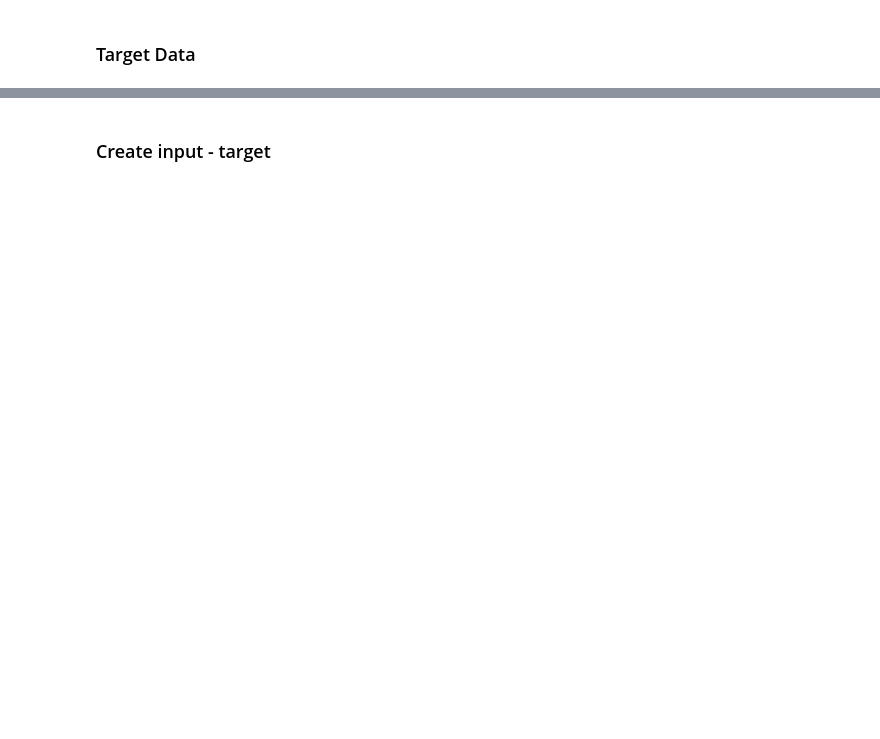
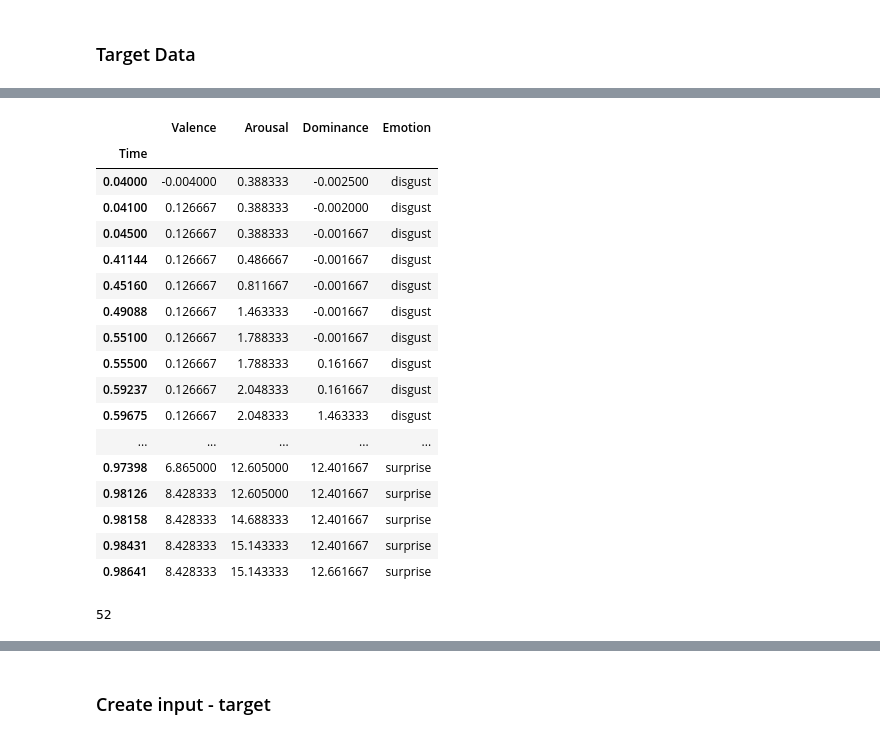
Before and after one commit to beltrewilton/mspconv_ftlab, a Jupyter notebook: notebooks/Modelo - Modelo simple.ipynb, the cells around one changed output, grey strips where cells are left out. Cells and saved outputs as stored; diff of their text form; code cells hidden in the pictures; blank space fills up the shorter version.

```diff
--- a/notebooks/Modelo - Modelo simple.ipynb
+++ b/notebooks/Modelo - Modelo simple.ipynb
@@ -30,0 +65,25 @@ df['Emotion'] = df.apply(lambda row : ekman_emotion(row['Valence'], row['Arousal
+# %%
+df[df['Time'] < 1].set_index('Time').drop_duplicates()
+# %% [output]
+|  | Valence | Arousal | Dominance | Emotion |
+| Time |  |  |  |  |
+| 0.04000 | -0.004000 | 0.388333 | -0.002500 | disgust |
+| 0.04100 | 0.126667 | 0.388333 | -0.002000 | disgust |
+| 0.04500 | 0.126667 | 0.388333 | -0.001667 | disgust |
+| 0.41144 | 0.126667 | 0.486667 | -0.001667 | disgust |
+| 0.45160 | 0.126667 | 0.811667 | -0.001667 | disgust |
+| 0.49088 | 0.126667 | 1.463333 | -0.001667 | disgust |
+| 0.55100 | 0.126667 | 1.788333 | -0.001667 | disgust |
+| 0.55500 | 0.126667 | 1.788333 | 0.161667 | disgust |
+| 0.59237 | 0.126667 | 2.048333 | 0.161667 | disgust |
+| 0.59675 | 0.126667 | 2.048333 | 1.463333 | disgust |
+| ... | ... | ... | ... | ... |
+| 0.97398 | 6.865000 | 12.605000 | 12.401667 | surprise |
+| 0.98126 | 8.428333 | 12.605000 | 12.401667 | surprise |
+| 0.98158 | 8.428333 | 14.688333 | 12.401667 | surprise |
+| 0.98431 | 8.428333 | 15.143333 | 12.401667 | surprise |
+| 0.98641 | 8.428333 | 15.143333 | 12.661667 | surprise |
+# %%
+len(df[df['Time'] < 1].set_index('Time').drop_duplicates())
+# %% [output]
+52
```
Also changed, not shown: parts of 7 cells of this notebook, 1 other file.
